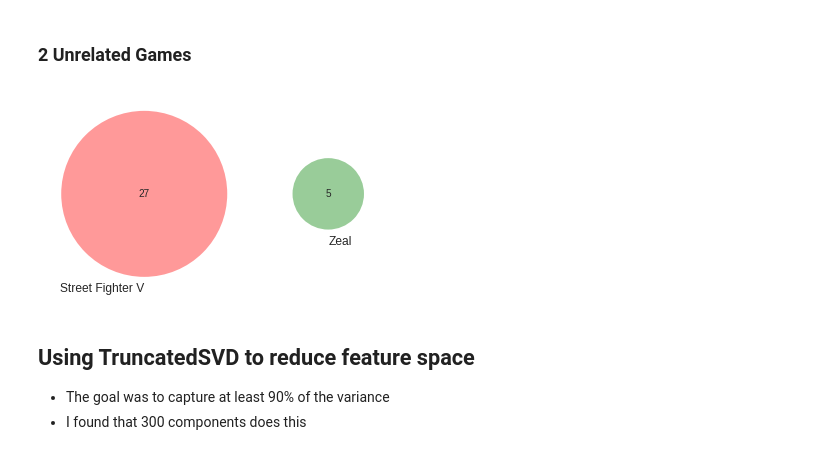
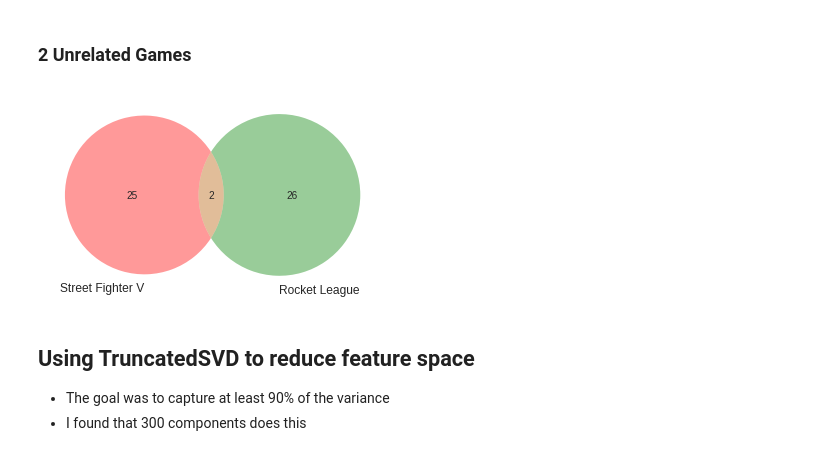
Before and after one commit to MaxReinisch/DSI_Capstone, a Jupyter notebook: 02.2_Metadata_EDA.ipynb, the cells around one changed output. Saved outputs shown, nothing was run; the diff lists cells and outputs as text; code cells hidden in the pictures.

Commit message:
Added plots

```diff
--- a/02.2_Metadata_EDA.ipynb
+++ b/02.2_Metadata_EDA.ipynb
@@ -167,13 +168,16 @@ def search_game(search): # Added to class
     else:
         return None
 
-def makeVenn(game1, game2):
+def makeVenn(game1, game2, savefig=False, name = ""):
     game1 = search_game(game1)
     game2 = search_game(game2)
     if game1 and game2:
         g1_feats = thresh_df.loc[game1, thresh_df.loc[game1, :] ==1].index
         g2_feats = thresh_df.loc[game2, thresh_df.loc[game2, :] ==1].index
         venn2([set(g1_feats), set(g2_feats)], [game1, game2])
+        if savefig:
+            with open(f"figures/venn_{name}.png", "wb+") as f:
+                plt.savefig(f)
 # %% [markdown]
 ### 2 Related Games
 # %%
@@ -183,9 +187,9 @@ makeVenn("Tomb Raider", "Uncharted 4 ")
 # %% [markdown]
 ### 2 Unrelated Games
 # %%
-makeVenn("Street Fighter V", "Zeal")
+makeVenn("Street Fighter V", "Rocket League", savefig=True, name="StreetFighterV_RocketLeague")
 # %% [output]
-[figure, old version]
+[figure, new version]
 # %% [markdown]
 ## Using TruncatedSVD to reduce feature space
 * The goal was to capture at least 90% of the variance
```
Also changed, not shown: parts of 4 cells of this notebook, 7 other files.
